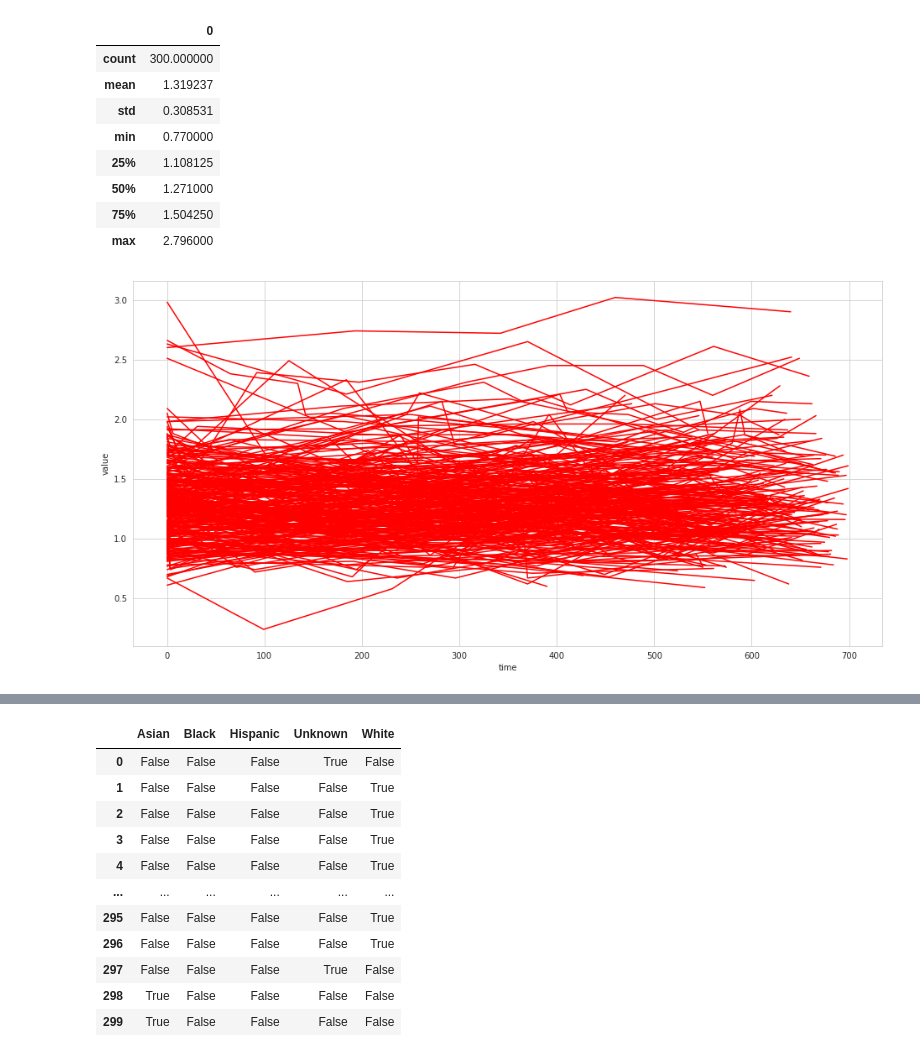
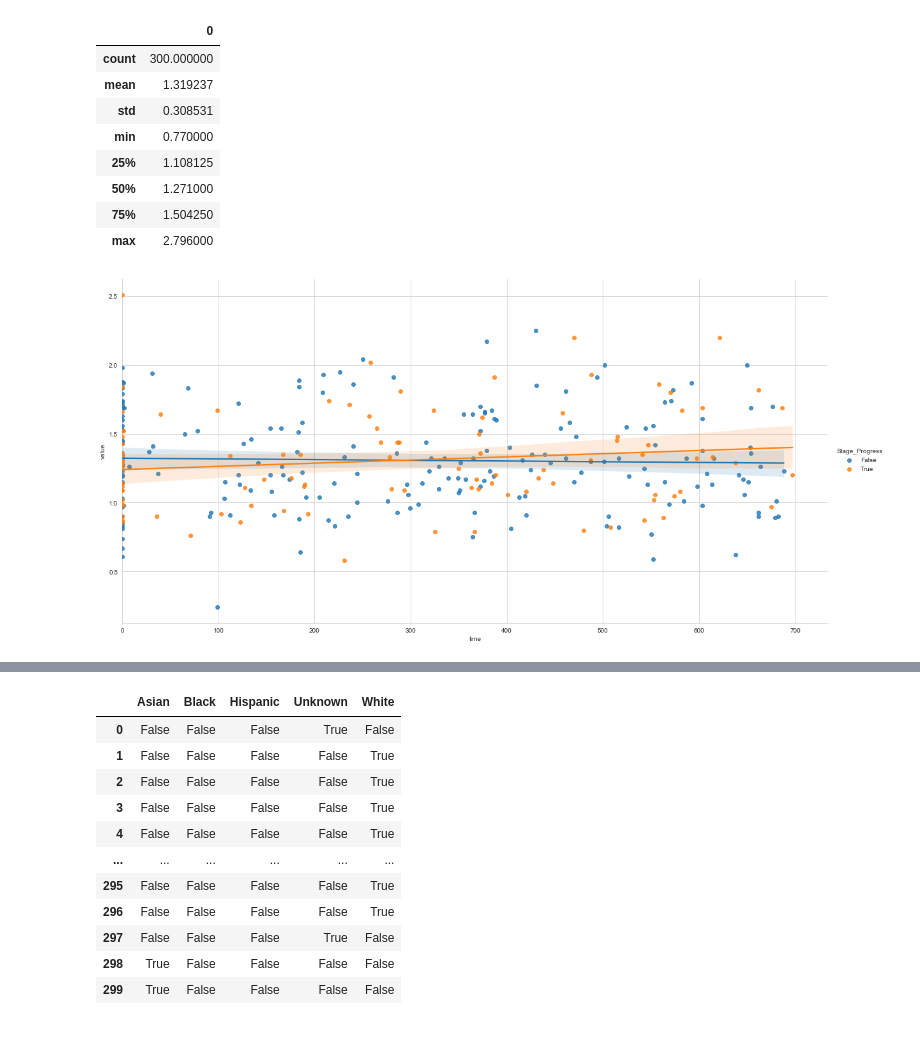
Before and after one commit to migueLib/ckd, a Jupyter notebook: notebooks/data_exploration.ipynb, the cells around one changed output, grey strips where cells are left out. Saved outputs shown, nothing was run; the diff lists cells and outputs as text; code cells hidden in the pictures.

```diff
--- a/notebooks/data_exploration.ipynb
+++ b/notebooks/data_exploration.ipynb
@@ -179,9 +182,11 @@ pd.DataFrame([data.value.mean() for i, data in cre.groupby("id")]).describe()
 | 50% | 1.271000 |
 | 75% | 1.504250 |
 | max | 2.796000 |
-# %%
-fig, ax = plt.subplots(1, 1, figsize=(16,8))
-for i, data in cre.groupby("id"):
-    sns.lineplot(y=data.value, x=data.time, color="r", ax=ax)
-# %% [output]
-[figure, removed]
+# %%
+# Show Creatinine
+sns.lmplot(x="time", y="value", hue="Stage_Progress",
+              data=pd.concat([cre, stage],axis=1),
+              height=8, aspect=2)
+sns.despine(left=True)
+# %% [output]
+[figure, added]
```
Also changed, not shown: parts of 20 cells of this notebook.
